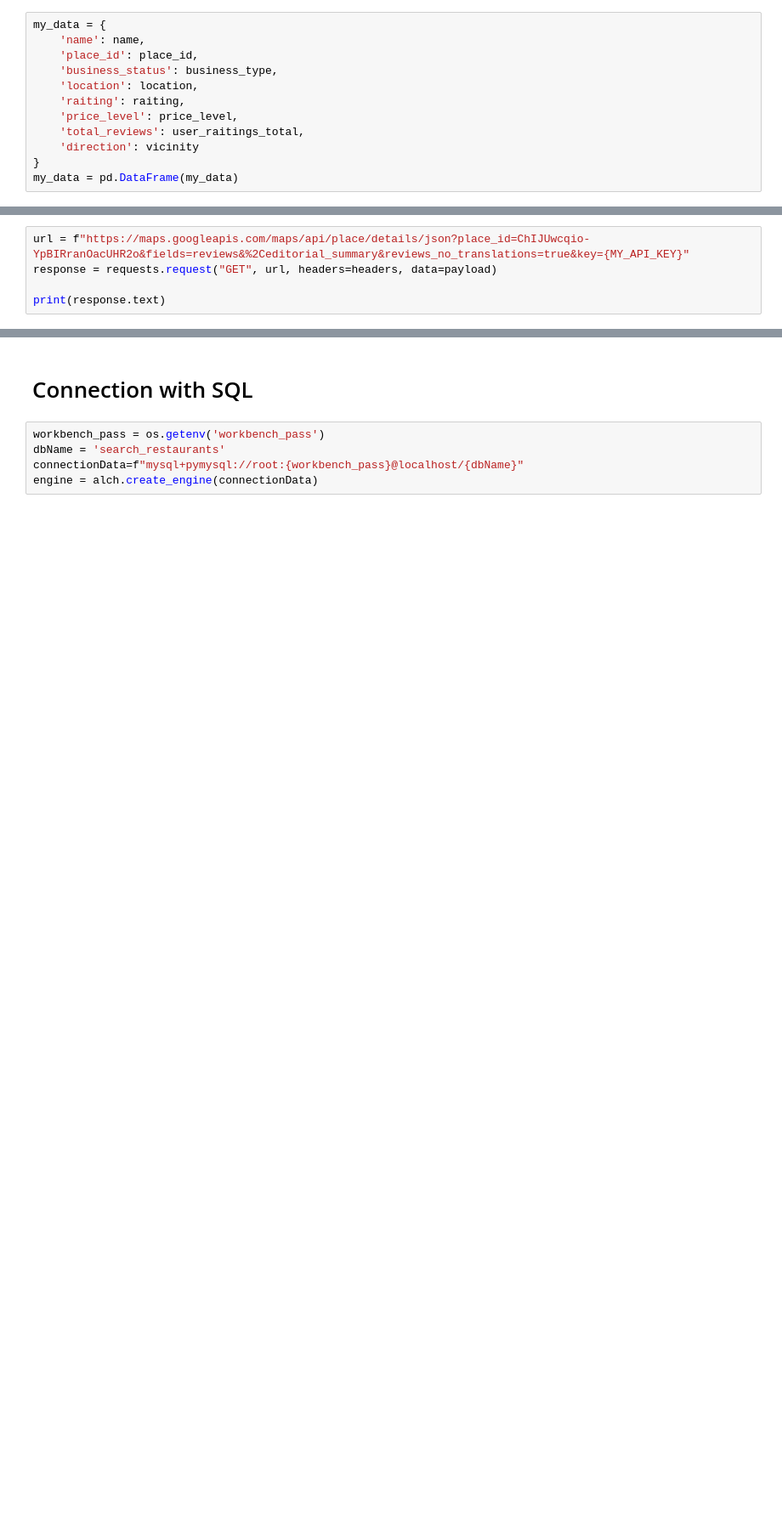
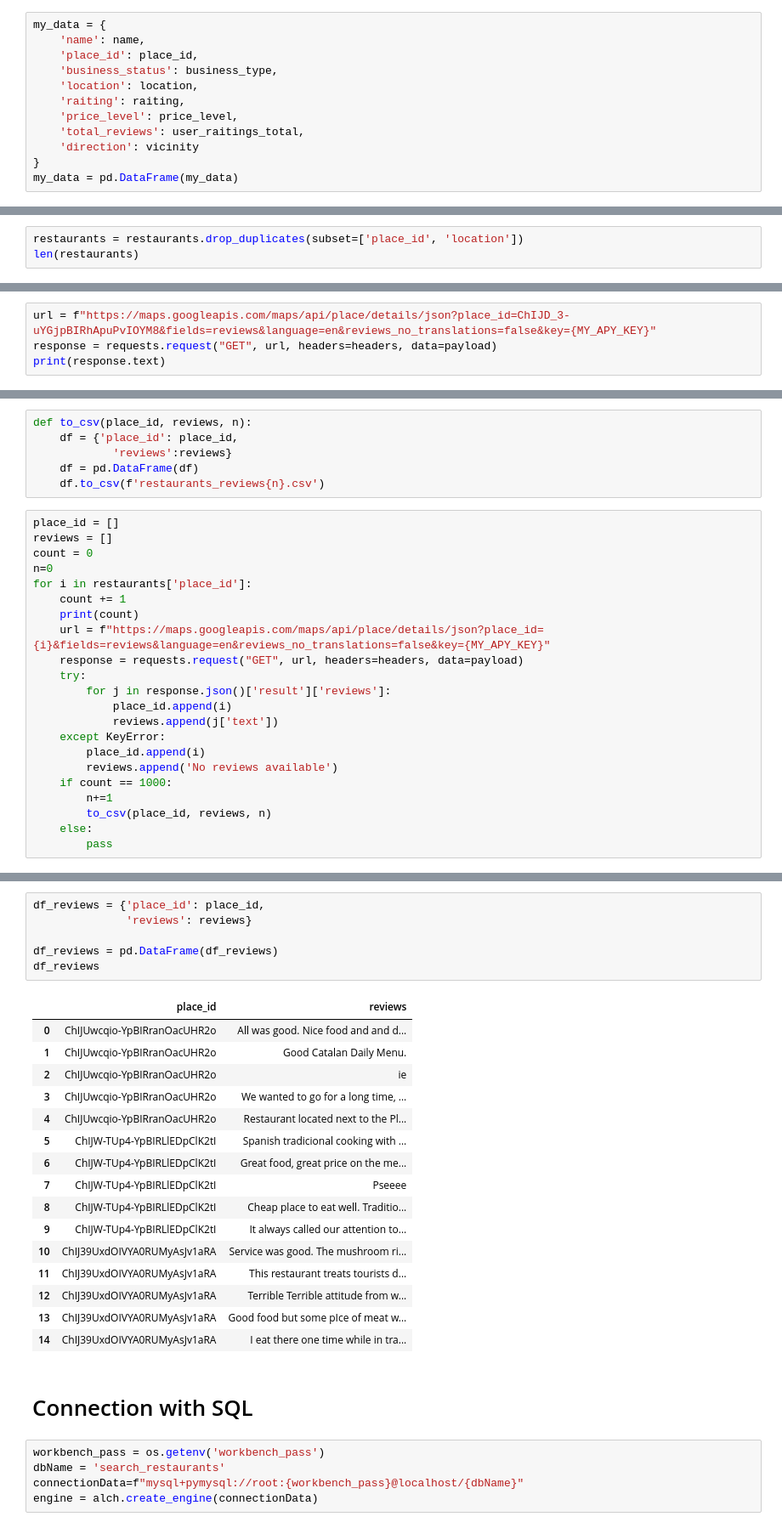
Before and after one commit to augustomues/Search-Restaurants, a Jupyter notebook: main.ipynb, the cells around one changed output, grey strips where cells are left out. Shown: that part at 85% size. Saved outputs shown, nothing was run; the diff lists cells and outputs as text; blank space fills up the shorter version.

```diff
--- a/main.ipynb
+++ b/main.ipynb
@@ -192,0 +222,3 @@ my_data.to_csv('barc_goooglemaps_api_data5.csv')
+# %%
+restaurants = restaurants.drop_duplicates(subset=['place_id', 'location'])
+len(restaurants)
@@ -193,7 +227,6 @@ my_data.to_csv('barc_goooglemaps_api_data5.csv')
 # %%
-url = f"https://maps.googleapis.com/maps/api/place/details/json?place_id=ChIJUwcqio-YpBIRranOacUHR2o&fields=reviews&%2Ceditorial_summary&reviews_no_translations=true&key={MY_API_KEY}"
+url = f"https://maps.googleapis.com/maps/api/place/details/json?place_id=ChIJD_3-uYGjpBIRhApuPvIOYM8&fields=reviews&language=en&reviews_no_translations=false&key={MY_APY_KEY}"
 response = requests.request("GET", url, headers=headers, data=payload)
-
 print(response.text)
 # %% [output]
 {
@@ -213,3 +246,31 @@ print(response.text)
    },
    "status" : "OK"
 }
+# %%
+def to_csv(place_id, reviews, n):
+    df = {'place_id': place_id,
+            'reviews':reviews}
+    df = pd.DataFrame(df)
+    df.to_csv(f'restaurants_reviews{n}.csv')
+# %%
+place_id = []
+reviews = []
+count = 0
+n=0
+for i in restaurants['place_id']:
+    count += 1
+    print(count)
+    url = f"https://maps.googleapis.com/maps/api/place/details/json?place_id={i}&fields=reviews&language=en&reviews_no_translations=false&key={MY_APY_KEY}"
+    response = requests.request("GET", url, headers=headers, data=payload)
+    try:
+        for j in response.json()['result']['reviews']:
+            place_id.append(i)
+            reviews.append(j['text'])
+    except KeyError:
+        place_id.append(i)
+        reviews.append('No reviews available')
+    if count == 1000:
+        n+=1
+        to_csv(place_id, reviews, n)
+    else:
+        pass
@@ -216,3 +295,26 @@ print(response.text)
+# %%
+df_reviews = {'place_id': place_id,
+              'reviews': reviews}
+
+df_reviews = pd.DataFrame(df_reviews)
+df_reviews
+# %% [output]
+|  | place_id | reviews |
+| 0 | ChIJUwcqio-YpBIRranOacUHR2o | All was good. Nice food and and d... |
+| 1 | ChIJUwcqio-YpBIRranOacUHR2o | Good Catalan Daily Menu. |
+| 2 | ChIJUwcqio-YpBIRranOacUHR2o | ie |
+| 3 | ChIJUwcqio-YpBIRranOacUHR2o | We wanted to go for a long time, ... |
+| 4 | ChIJUwcqio-YpBIRranOacUHR2o | Restaurant located next to the Pl... |
+| 5 | ChIJW-TUp4-YpBIRLlEDpClK2tI | Spanish tradicional cooking with ... |
+| 6 | ChIJW-TUp4-YpBIRLlEDpClK2tI | Great food, great price on the me... |
+| 7 | ChIJW-TUp4-YpBIRLlEDpClK2tI | Pseeee |
+| 8 | ChIJW-TUp4-YpBIRLlEDpClK2tI | Cheap place to eat well. Traditio... |
+| 9 | ChIJW-TUp4-YpBIRLlEDpClK2tI | It always called our attention to... |
+| 10 | ChIJ39UxdOIVYA0RUMyAsJv1aRA | Service was good. The mushroom ri... |
+| 11 | ChIJ39UxdOIVYA0RUMyAsJv1aRA | This restaurant treats tourists d... |
+| 12 | ChIJ39UxdOIVYA0RUMyAsJv1aRA | Terrible Terrible attitude from w... |
+| 13 | ChIJ39UxdOIVYA0RUMyAsJv1aRA | Good food but some pIce of meat w... |
+| 14 | ChIJ39UxdOIVYA0RUMyAsJv1aRA | I eat there one time while in tra... |
 # %% [markdown]
 # Connection with SQL
 # %%
```
Also changed, not shown: parts of 18 cells of this notebook, 3 other files.
